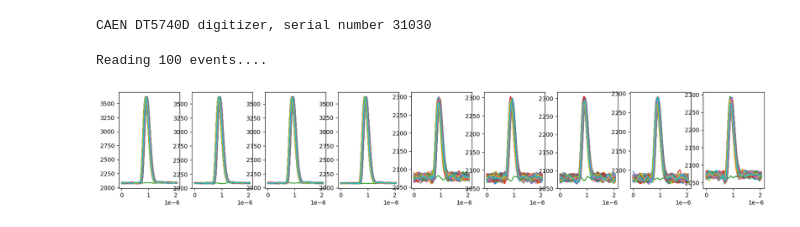
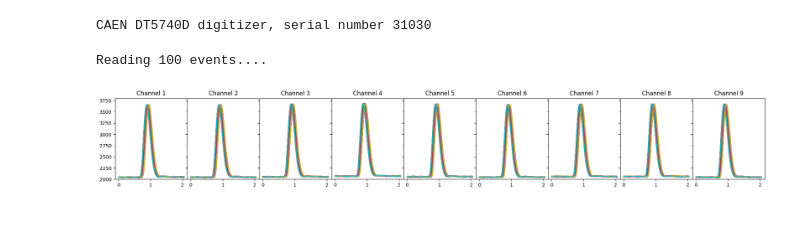
Before and after one commit to Moore-Lab/nanospheres, a Jupyter notebook: DAQ/CAEN/dt5740_test.ipynb, the cells around one changed output. Cells and saved outputs as stored; diff of their text form; code cells hidden in the pictures.

```diff
--- a/DAQ/CAEN/dt5740_test.ipynb
+++ b/DAQ/CAEN/dt5740_test.ipynb
@@ -33,17 +33,23 @@ def configure_digitizer(digitizer):
 # %%
 # Now configure the digitizer:
 configure_digitizer(digitizer)
 
 # Now enter into acquisition mode using the `with` statement:
 with digitizer:
 	waveforms = digitizer.get_waveforms()
 
-plt.figure(figsize=(20,3))
+plt.figure(figsize=(24,3))
 for wf in waveforms:
 	for j, ch in enumerate(range(0,18,2)):
 		plt.subplot(1,9,j+1)
-		plt.plot(wf['time'], wf[ch])
+		plt.plot(wf['time']*1e6, wf[ch])
+		plt.ylim(2000, 3800)
+		if(j > 0): plt.gca().set_yticklabels([])
+		plt.title("Channel %d"%(j+1))
+		plt.xlabel("Time [us]")
+
+plt.subplots_adjust(wspace=0)
 plt.show()
 # %% [output]
 Reading 100 events....
-[figure, old version]
+[figure, new version]
```
Also changed, not shown: 1 other file.
